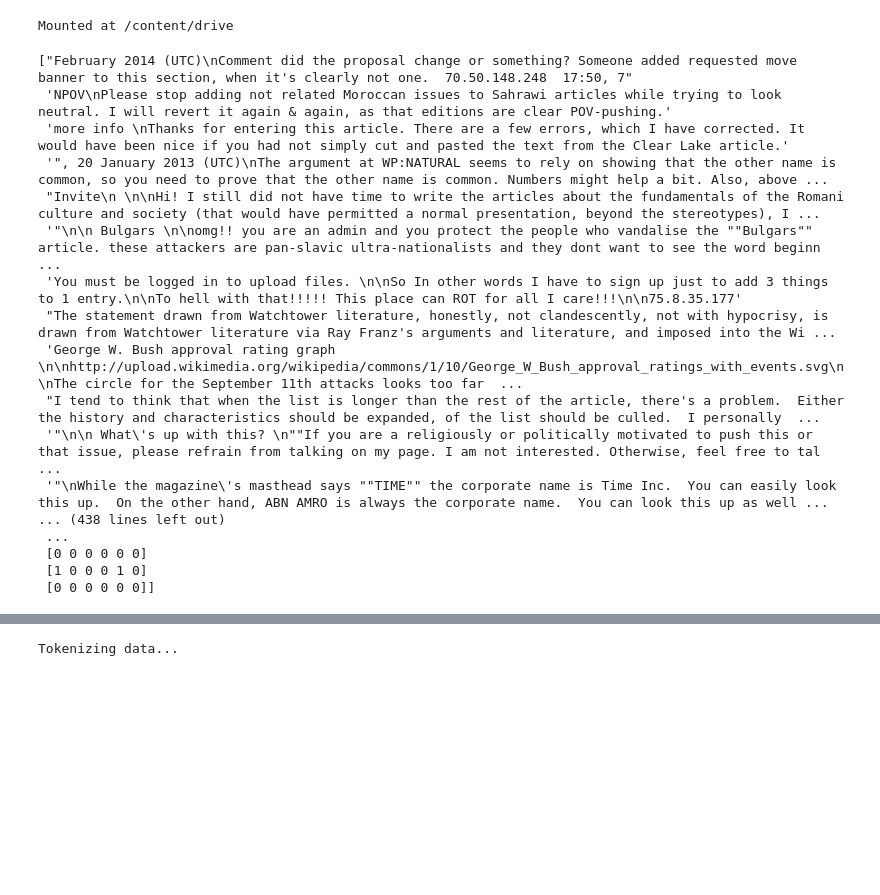
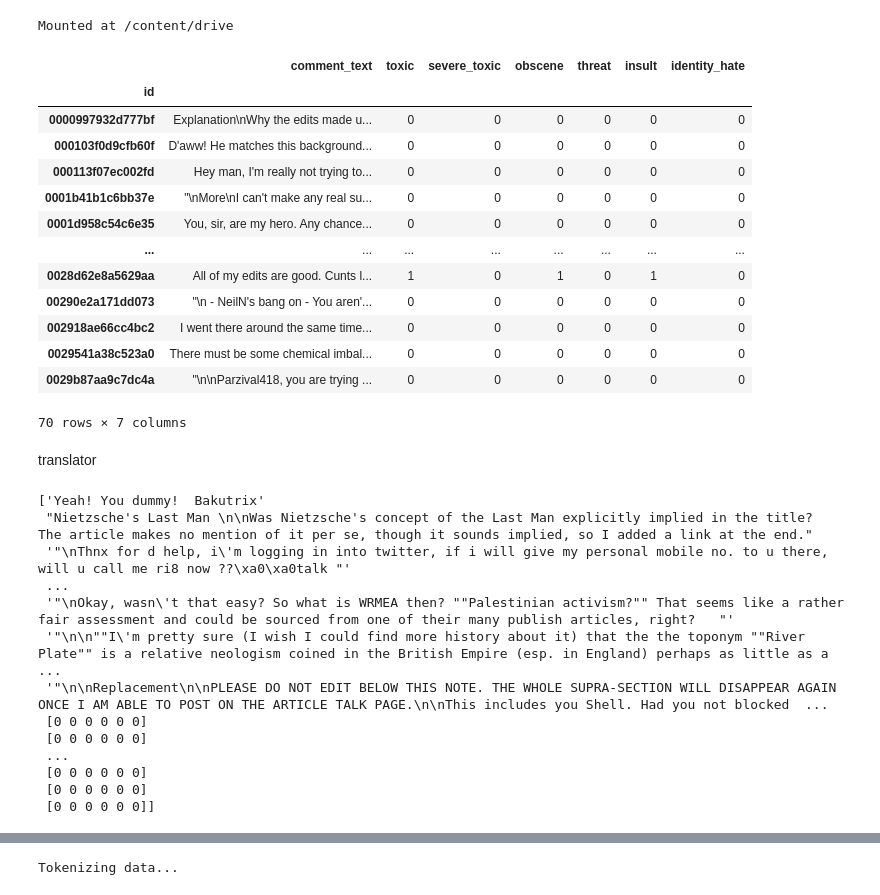
Before and after one commit to samnkrki/toxic-comment-classification, a Jupyter notebook: tc_bert.ipynb, the cells around one changed output, grey strips where cells are left out. Cells and saved outputs as stored; diff of their text form; code cells hidden in the pictures; blank space fills up the shorter version.

```diff
--- a/tc_bert.ipynb
+++ b/tc_bert.ipynb
@@ -51,0 +71,19 @@ test = test.head(200)
+# %%
+train.head(70)
+# %% [output]
+|  | comment_text | toxic | severe_toxic | obscene | threat | insult | identity_hate |
+| id |  |  |  |  |  |  |  |
+| 0000997932d777bf | Explanation\nWhy the edits made u... | 0 | 0 | 0 | 0 | 0 | 0 |
+| 000103f0d9cfb60f | D'aww! He matches this background... | 0 | 0 | 0 | 0 | 0 | 0 |
+| 000113f07ec002fd | Hey man, I'm really not trying to... | 0 | 0 | 0 | 0 | 0 | 0 |
+| 0001b41b1c6bb37e | "\nMore\nI can't make any real su... | 0 | 0 | 0 | 0 | 0 | 0 |
+| 0001d958c54c6e35 | You, sir, are my hero. Any chance... | 0 | 0 | 0 | 0 | 0 | 0 |
+| ... | ... | ... | ... | ... | ... | ... | ... |
+| 0028d62e8a5629aa | All of my edits are good. Cunts l... | 1 | 0 | 1 | 0 | 1 | 0 |
+| 00290e2a171dd073 | "\n - NeilN's bang on - You aren'... | 0 | 0 | 0 | 0 | 0 | 0 |
+| 002918ae66cc4bc2 | I went there around the same time... | 0 | 0 | 0 | 0 | 0 | 0 |
+| 0029541a38c523a0 | There must be some chemical imbal... | 0 | 0 | 0 | 0 | 0 | 0 |
+| 0029b87aa9c7dc4a | "\n\nParzival418, you are trying ... | 0 | 0 | 0 | 0 | 0 | 0 |
+70 rows × 7 columns
+# %% [markdown]
+translator
@@ -52,25 +125,20 @@ test = test.head(200)
 # %%
-train.head(7)
 train.columns
 X = train.comment_text.values
 y = train[['toxic','severe_toxic','obscene','threat','insult','identity_hate']].values
 X_train, X_val, y_train, y_val =train_test_split(X, y, test_size=0.1, random_state=2020)
 print(X_train, y_train)
 # %% [output]
-["February 2014 (UTC)\nComment did the proposal change or something? Someone added requested move banner to this section, when it's clearly not one.  70.50.148.248  17:50, 7"
- 'NPOV\nPlease stop adding not related Moroccan issues to Sahrawi articles while trying to look neutral. I will revert it again & again, as that editions are clear POV-pushing.'
- 'more info \nThanks for entering this article. There are a few errors, which I have corrected. It would have been nice if you had not simply cut and pasted the text from the Clear Lake article.'
- '", 20 January 2013 (UTC)\nThe argument at WP:NATURAL seems to rely on showing that the other name is common, so you need to prove that the other name is common. Numbers might help a bit. Also, above ...
- "Invite\n \n\nHi! I still did not have time to write the articles about the fundamentals of the Romani culture and society (that would have permitted a normal presentation, beyond the stereotypes), I ...
- '"\n\n Bulgars \n\nomg!! you are an admin and you protect the people who vandalise the ""Bulgars"" article. these attackers are pan-slavic ultra-nationalists and they dont want to see the word beginn ...
- 'You must be logged in to upload files. \n\nSo In other words I have to sign up just to add 3 things to 1 entry.\n\nTo hell with that!!!!! This place can ROT for all I care!!!\n\n75.8.35.177'
- "The statement drawn from Watchtower literature, honestly, not clandescently, not with hypocrisy, is drawn from Watchtower literature via Ray Franz's arguments and literature, and imposed into the Wi ...
- 'George W. Bush approval rating graph \n\nhttp://upload.wikimedia.org/wikipedia/commons/1/10/George_W_Bush_approval_ratings_with_events.svg\n\nThe circle for the September 11th attacks looks too far  ...
- "I tend to think that when the list is longer than the rest of the article, there's a problem.  Either the history and characteristics should be expanded, of the list should be culled.  I personally  ...
- '"\n\n What\'s up with this? \n""If you are a religiously or politically motivated to push this or that issue, please refrain from talking on my page. I am not interested. Otherwise, feel free to tal ...
- '"\nWhile the magazine\'s masthead says ""TIME"" the corporate name is Time Inc.  You can easily look this up.  On the other hand, ABN AMRO is always the corporate name.  You can look this up as well ...
-... (438 lines left out)
+['Yeah! You dummy!  Bakutrix'
+ "Nietzsche's Last Man \n\nWas Nietzsche's concept of the Last Man explicitly implied in the title?  The article makes no mention of it per se, though it sounds implied, so I added a link at the end."
+ '"\nThnx for d help, i\'m logging in into twitter, if i will give my personal mobile no. to u there, will u call me ri8 now ??\xa0\xa0talk "'
+ ...
+ '"\nOkay, wasn\'t that easy? So what is WRMEA then? ""Palestinian activism?"" That seems like a rather fair assessment and could be sourced from one of their many publish articles, right?   "'
+ '"\n\n""I\'m pretty sure (I wish I could find more history about it) that the the toponym ""River Plate"" is a relative neologism coined in the British Empire (esp. in England) perhaps as little as a ...
+ '"\n\nReplacement\n\nPLEASE DO NOT EDIT BELOW THIS NOTE. THE WHOLE SUPRA-SECTION WILL DISAPPEAR AGAIN ONCE I AM ABLE TO POST ON THE ARTICLE TALK PAGE.\n\nThis includes you Shell. Had you not blocked  ...
+ [0 0 0 0 0 0]
+ [0 0 0 0 0 0]
  ...
  [0 0 0 0 0 0]
- [1 0 0 0 1 0]
+ [0 0 0 0 0 0]
  [0 0 0 0 0 0]]
```
Also changed, not shown: parts of 28 cells of this notebook.
